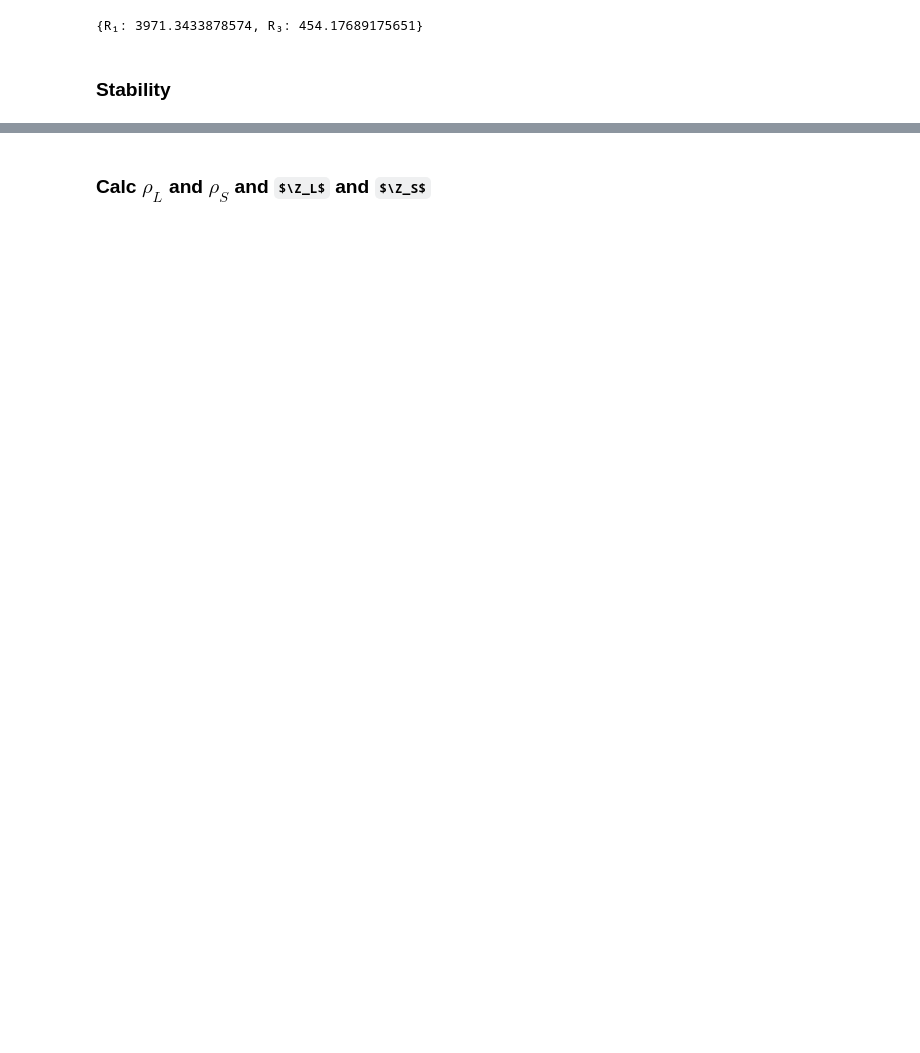
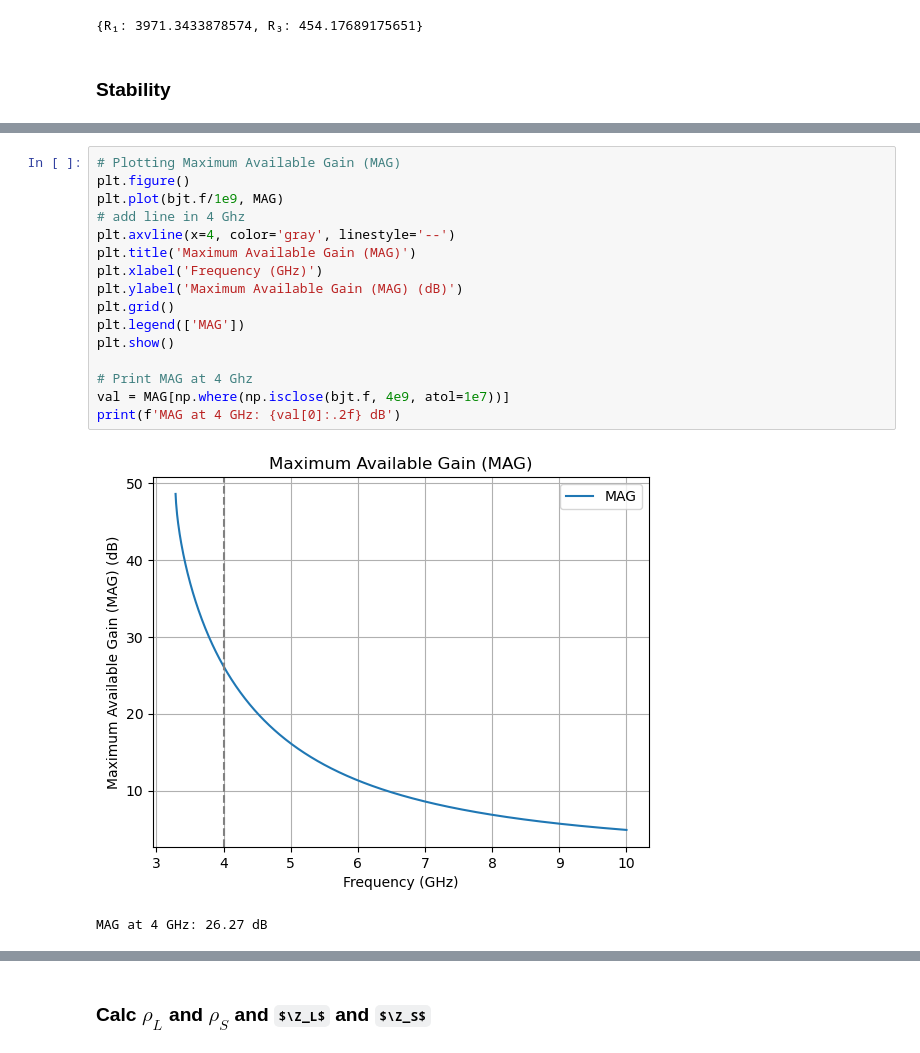
Before and after one commit to MartimAgostinho/ERF-Lab2, a Jupyter notebook: Python/calculus.ipynb, the cells around one changed output, grey strips where cells are left out. Drawn from its saved outputs; the diff is of its cells as text; some formulas as TeX source; blank space fills up the shorter version.

```diff
--- a/Python/calculus.ipynb
+++ b/Python/calculus.ipynb
@@ -142,0 +122,19 @@ MAG at 4 GHz: 26.197438020362924
+# %%
+# Plotting Maximum Available Gain (MAG)
+plt.figure()
+plt.plot(bjt.f/1e9, MAG)
+# add line in 4 Ghz
+plt.axvline(x=4, color='gray', linestyle='--')
+plt.title('Maximum Available Gain (MAG)')
+plt.xlabel('Frequency (GHz)')
+plt.ylabel('Maximum Available Gain (MAG) (dB)')
+plt.grid()
+plt.legend(['MAG'])
+plt.show()
+
+# Print MAG at 4 Ghz
+val = MAG[np.where(np.isclose(bjt.f, 4e9, atol=1e7))]
+print(f'MAG at 4 GHz: {val[0]:.2f} dB')
+# %% [output]
+[figure, added]
+MAG at 4 GHz: 26.27 dB
```
Also changed, not shown: parts of 32 cells of this notebook, 3 other files.
